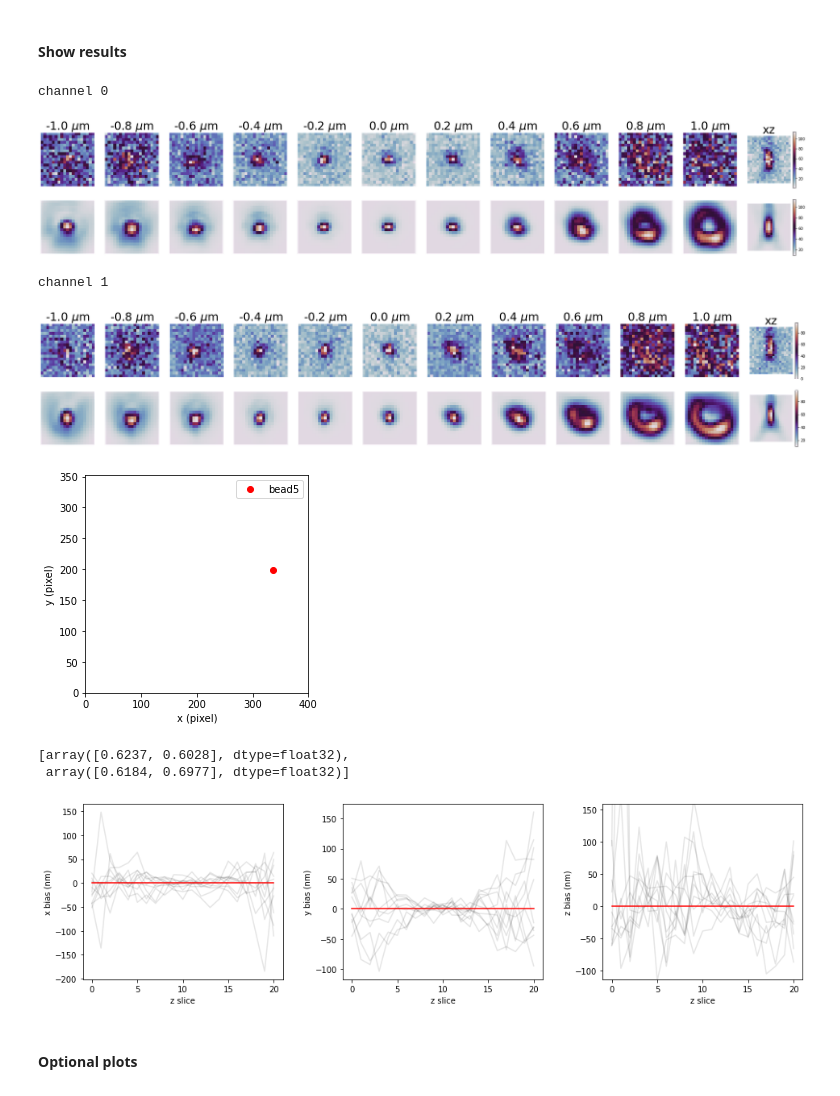
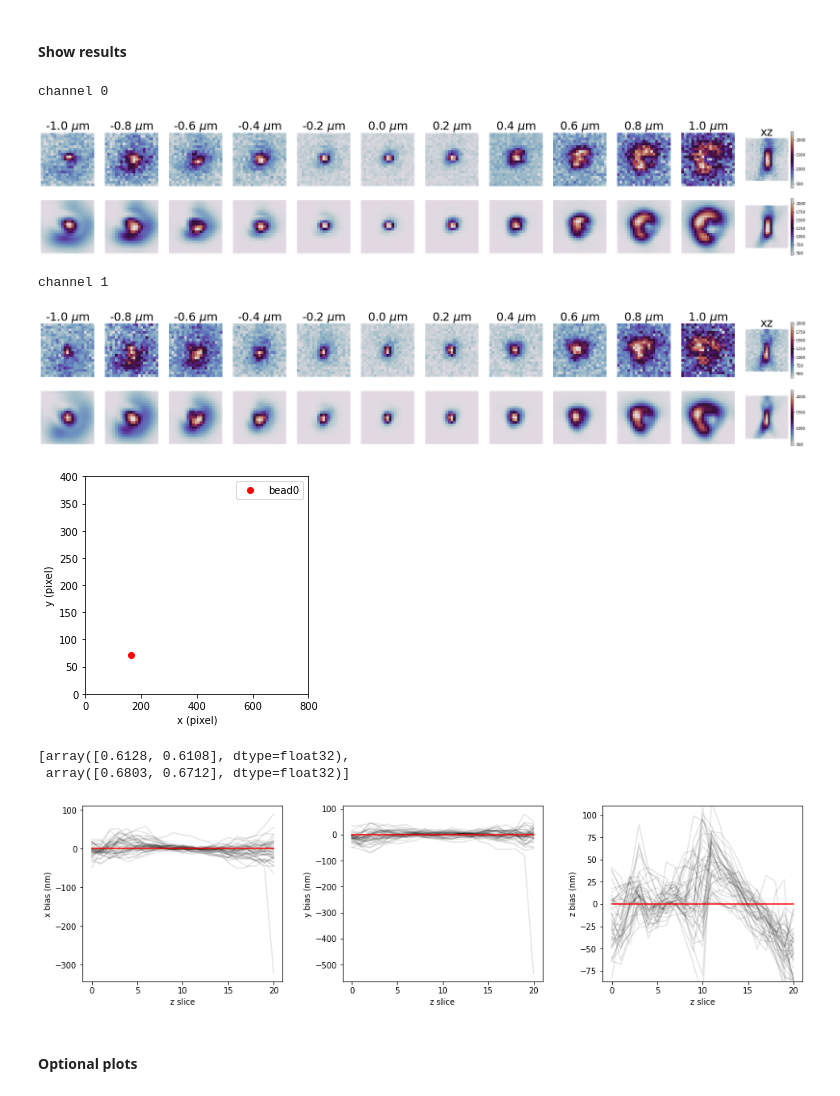
Before and after one commit to ries-lab/uiPSF, a Jupyter notebook: dev_fig/demo_beadPSF_2ch_smart.ipynb, the cells around one changed output. Drawn from its saved outputs; the diff is of its cells as text; code cells hidden in the pictures.

```diff
--- a/dev_fig/demo_beadPSF_2ch_smart.ipynb
+++ b/dev_fig/demo_beadPSF_2ch_smart.ipynb
@@ -34,20 +34,20 @@ L.param = io.param.combine('config_base',psftype='zernike',channeltype='2ch',sys
 # %% [markdown]
 #### Edit user defined parameters
 # %%
-L.param.datapath = r'C:\Users\Sheng\Documents\MATLAB\bead100nm_smart\04-18-2025 2ch/'
-L.param.keyword = 'bead1_100nm_darkred_mag502025-04-18_10-55-56' # keyword for your data file
-L.param.savename = L.param.datapath+'2ch_psfmodel'
+L.param.datapath = r'C:\Users\Sheng\Documents\MATLAB\bead100nm_smart\05-12-2025 2ch/'
+L.param.keyword = 'bead2_100nm_darkred_mag50_widefield_PBS' # keyword for your data file
+L.param.savename = L.param.datapath+'bead2_2ch_psfmodel'
 L.param.subfolder = '' # keyword for subfolder name if each data file is saved in a individual folder, set to '' if no subfolder
 L.param.gain = 0.44
 L.param.ccd_offset = 100
 L.param.FOV.z_step = 1
 L.param.pixel_size.z = 0.1 # micron, equal to z_step*stepsize_of_the_data
-L.param.roi.max_bead_number = 20
+L.param.roi.max_bead_number = 50
 L.param.roi.bead_radius = 0.0
 L.param.ref_channel = 0 # choose the brighter channel as the reference channel, 0 or 1
 L.param.batch_size = 30 # lower this number if out of memory
 L.param.option.imaging.emission_wavelength = 0.68 # micron
-L.param.roi.peak_height = 0.1
+L.param.varname = 'Main/data'
 # %% [markdown]
 #### Start learning
 # %%
@@ -63,2 +68,0 @@ plt.imshow(images[0][0][10])
-# %%
-images = images[:,:,:,800:,1400:1800]
@@ -71,8 +69,9 @@ L.getpsfclass()
 # %%
-L.param.roi.roi_size = [19,19]
-L.param.roi.peak_height = 0.3
-#L.param.FOV.y_center = 900
-#L.param.FOV.x_center = 1620
-#L.param.FOV.radius = 240
+L.getpsfclass()
+L.param.roi.roi_size = [21,21]
+L.param.roi.peak_height = 0.2
+L.param.FOV.y_center = 150
+L.param.FOV.x_center = 200
+L.param.FOV.radius = 200
 dataobj = L.prep_data(images)
 # %% [output]
@@ -105,22 +104,22 @@ rois shape channel 1: (11, 21, 19, 19)
 # %%
 f,p = io.h5.load(resfile) # load result file
 # %%
-showpsfvsdata(f,p,index=5,step=2)
+showpsfvsdata(f,p,index=0,step=2)
 # %% [output]
 channel 0
-[figure, old version]
+[figure, new version]
 channel 1
-[figure, old version]
+[figure, new version]
-[figure, old version]
+[figure, new version]
 # %%
 [f.res.channel0.sigma,f.res.channel1.sigma]
 # %% [output]
-[array([0.6237, 0.6028], dtype=float32),
- array([0.6184, 0.6977], dtype=float32)]
+[array([0.6128, 0.6108], dtype=float32),
+ array([0.6803, 0.6712], dtype=float32)]
 # %%
 showlocalization(f,p)
 # %% [output]
-[figure, old version]
+[figure, new version]
 # %% [markdown]
 #### Optional plots
 # %%
```
Also changed, not shown: parts of 10 cells of this notebook, 5 other files.
